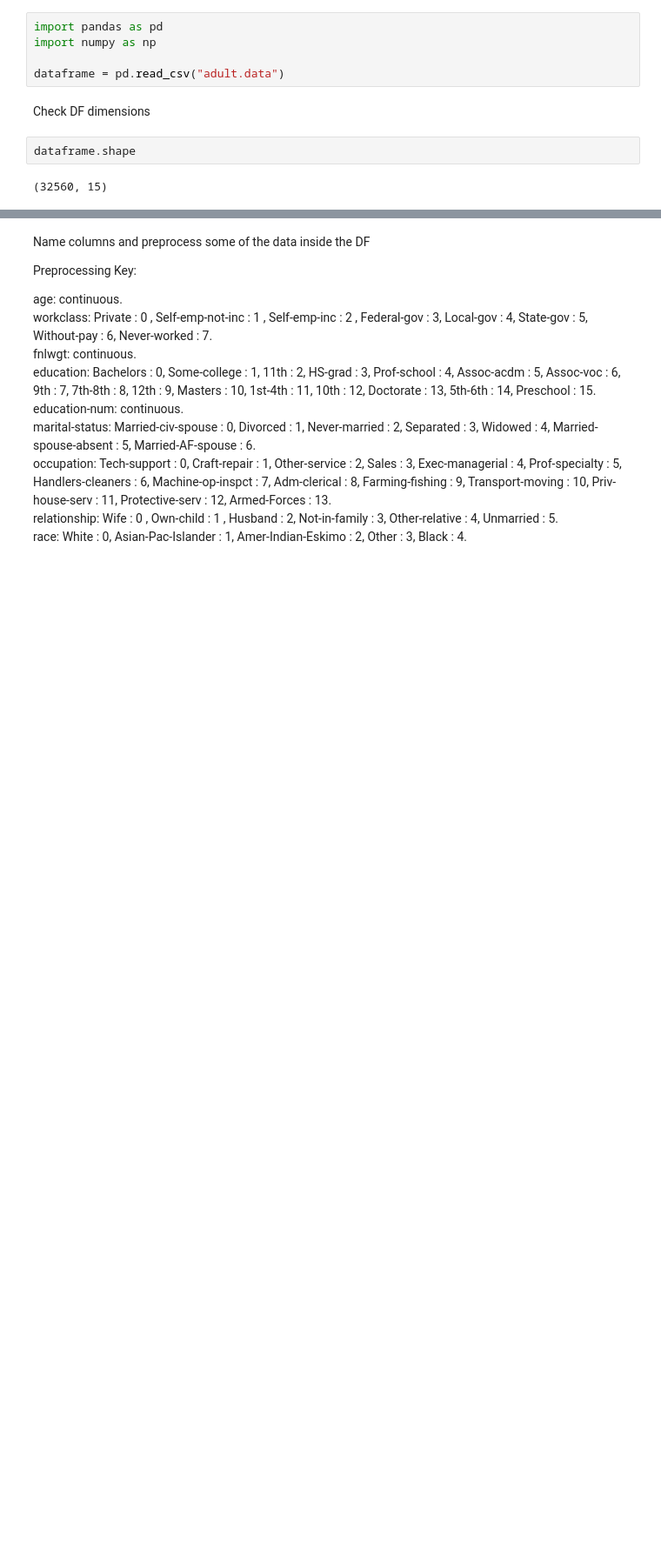
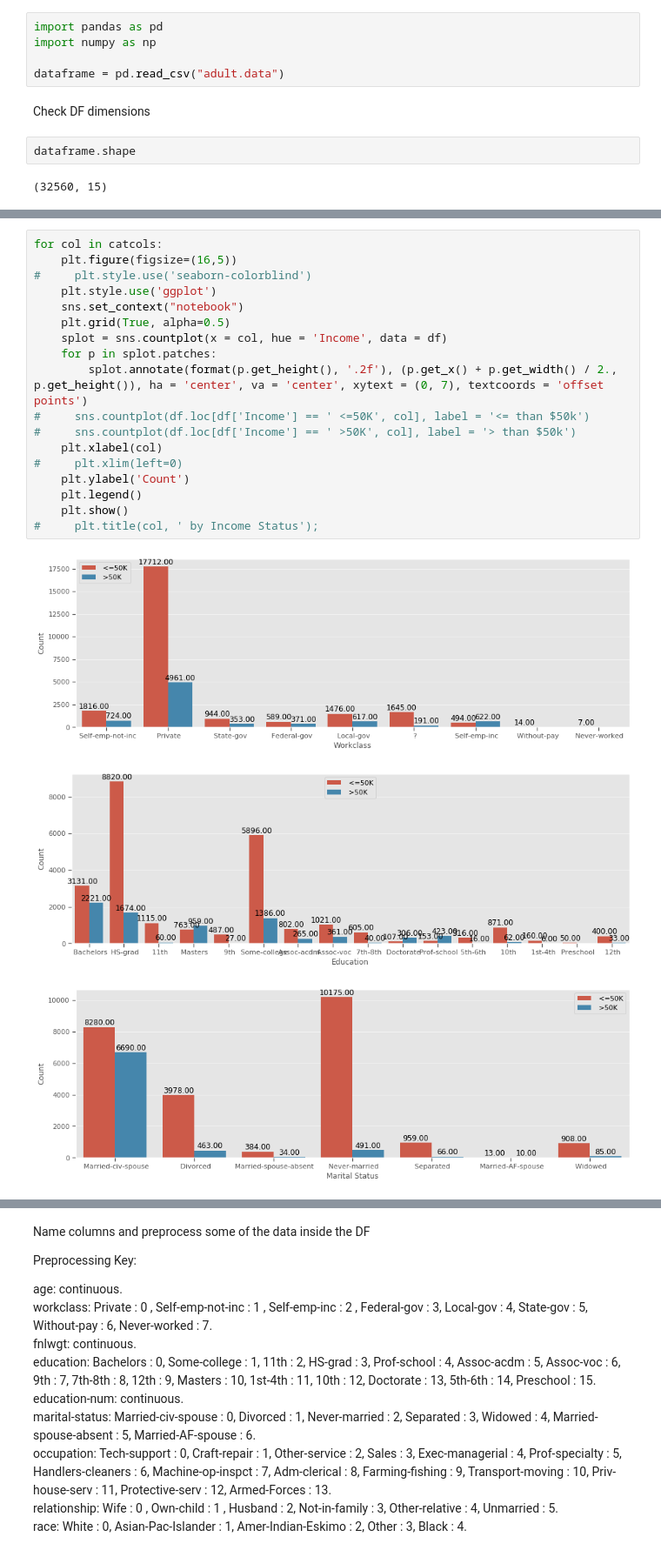
Before and after one commit to rkrishn7/CSE146_Final, a Jupyter notebook: Project.ipynb, the cells around one changed output, grey strips where cells are left out. Shown at 87% size. Cells and saved outputs as stored; diff of their text form; blank space fills up the shorter version.

```diff
--- a/Project.ipynb
+++ b/Project.ipynb
@@ -13,0 +187,22 @@ dataframe.shape
+# %%
+for col in catcols:
+    plt.figure(figsize=(16,5))
+#     plt.style.use('seaborn-colorblind')
+    plt.style.use('ggplot')
+    sns.set_context("notebook")
+    plt.grid(True, alpha=0.5)
+    splot = sns.countplot(x = col, hue = 'Income', data = df)
+    for p in splot.patches:
+        splot.annotate(format(p.get_height(), '.2f'), (p.get_x() + p.get_width() / 2., p.get_height()), ha = 'center', va = 'center', xytext = (0, 7), textcoords = 'offset points')
+#     sns.countplot(df.loc[df['Income'] == ' <=50K', col], label = '<= than $50k')
+#     sns.countplot(df.loc[df['Income'] == ' >50K', col], label = '> than $50k')
+    plt.xlabel(col)
+#     plt.xlim(left=0)
+    plt.ylabel('Count')
+    plt.legend()
+    plt.show()
+#     plt.title(col, ' by Income Status');
+# %% [output]
+[figure, added]
+[figure, added]
+[figure, added]
```
Also changed, not shown: parts of 14 cells of this notebook.
